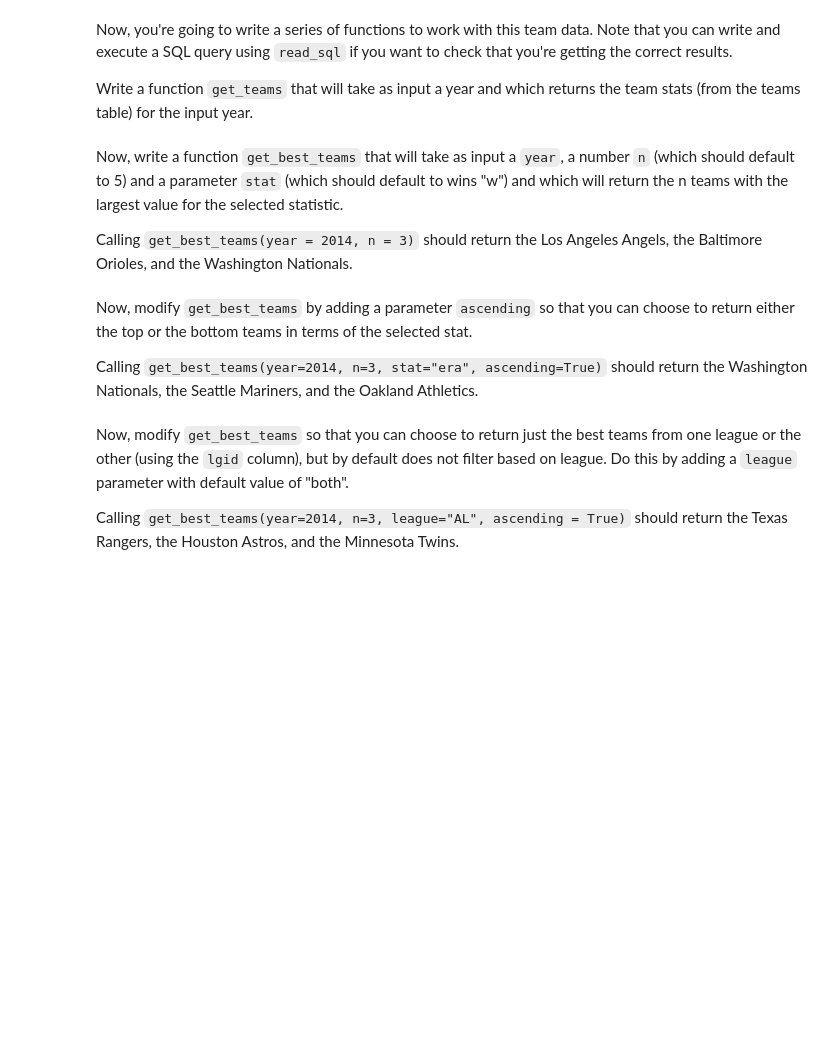
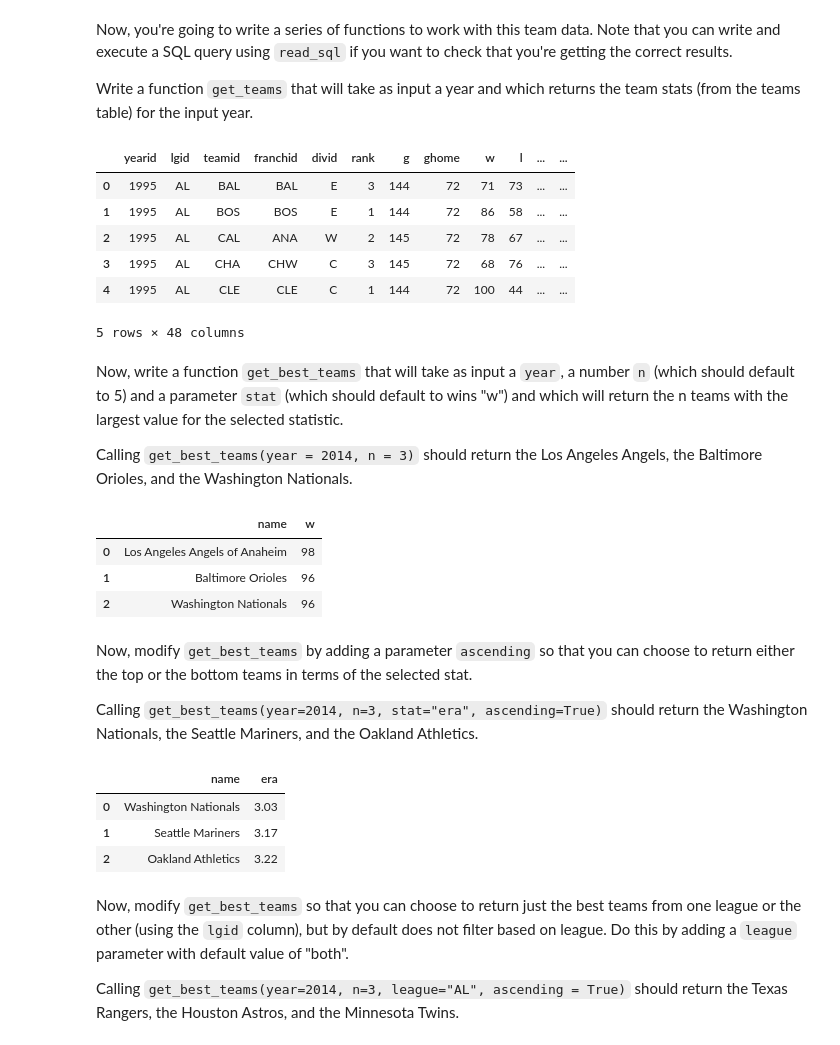
Before and after one commit to NSS-Data-Analytics-Cohort-11/loops-functions-practice-sarahbelleparker, a Jupyter notebook: notebooks/Loops_and_Functions_Practice.ipynb, the cells around one changed output. Cells and saved outputs as stored; diff of their text form; code cells hidden in the pictures; blank space fills up the shorter version.

```diff
--- a/notebooks/Loops_and_Functions_Practice.ipynb
+++ b/notebooks/Loops_and_Functions_Practice.ipynb
@@ -267,19 +270,74 @@ Now, you're going to write a series of functions to work with this team data. No
 
 Write a function `get_teams` that will take as input a year and which returns the team stats (from the teams table) for the input year.
 # %%
-# Your Code Here
+def get_teams(year):
+    query = """
+    SELECT *
+    FROM teams
+    WHERE yearid = """ + str(year)
+
+    teams = pd.read_sql(text(query), con = engine)
+    return teams.head()
+
+get_teams(1995)
+# %% [output]
+|  | yearid | lgid | teamid | franchid | divid | rank | g | ghome | w | l | ... | ... |
+| 0 | 1995 | AL | BAL | BAL | E | 3 | 144 | 72 | 71 | 73 | ... | ... |
+| 1 | 1995 | AL | BOS | BOS | E | 1 | 144 | 72 | 86 | 58 | ... | ... |
+| 2 | 1995 | AL | CAL | ANA | W | 2 | 145 | 72 | 78 | 67 | ... | ... |
+| 3 | 1995 | AL | CHA | CHW | C | 3 | 145 | 72 | 68 | 76 | ... | ... |
+| 4 | 1995 | AL | CLE | CLE | C | 1 | 144 | 72 | 100 | 44 | ... | ... |
+5 rows × 48 columns
 # %% [markdown]
 Now, write a function `get_best_teams` that will take as input a `year`, a number `n` (which should default to 5) and a parameter `stat` (which should default to wins "w") and which will return the n teams with the largest value for the selected statistic.
 
 Calling `get_best_teams(year = 2014, n = 3)` should return the Los Angeles Angels, the Baltimore Orioles, and the Washington Nationals.
 # %%
-# Your Code Here
+def get_best_teams(year, n=5, stat='w'):
+    query = """
+    SELECT name, """ + stat + """
+    FROM teams
+    WHERE yearid = """ + str(year) + """
+    ORDER BY """ + stat + """ DESC
+    LIMIT """ + str(n)
+
+    teams = pd.read_sql(text(query), con = engine)
+    return teams
+
+get_best_teams(year = 2014, n = 3)
+# %% [output]
+|  | name | w |
+| 0 | Los Angeles Angels of Anaheim | 98 |
+| 1 | Baltimore Orioles | 96 |
+| 2 | Washington Nationals | 96 |
 # %% [markdown]
 Now, modify `get_best_teams` by adding a parameter `ascending` so that you can choose to return either the top or the bottom teams in terms of the selected stat.
 
 Calling `get_best_teams(year=2014, n=3, stat="era", ascending=True)` should return the Washington Nationals, the Seattle Mariners, and the Oakland Athletics.
 # %%
-# Your Code Here
+def get_best_teams(year, n=5, stat='w', ascending=True):
+    if ascending==True:
+        x='ASC'
+    elif ascending==False:
+        x='DESC'
+    else:
+        return 'wrong'
+    query = """
+    SELECT name, """ + stat + """
+    FROM teams
+    WHERE yearid = """ + str(year) + """
+    ORDER BY """ + stat + """ """ + x + """
+    LIMIT """ + str(n)
+
+    teams = pd.read_sql(text(query), con = engine)
+    return teams
+
+get_best_teams(year=2014, n=3, stat="era", ascending=True)
+# %% [output]
+|  | name | era |
+| 0 | Washington Nationals | 3.03 |
+| 1 | Seattle Mariners | 3.17 |
+| 2 | Oakland Athletics | 3.22 |
 # %% [markdown]
 Now, modify `get_best_teams` so that you can choose to return just the best teams from one league or the other (using the `lgid` column), but by default does not filter based on league. Do this by adding a `league` parameter with default value of "both".
 
```
Also changed, not shown: parts of 24 cells of this notebook.
